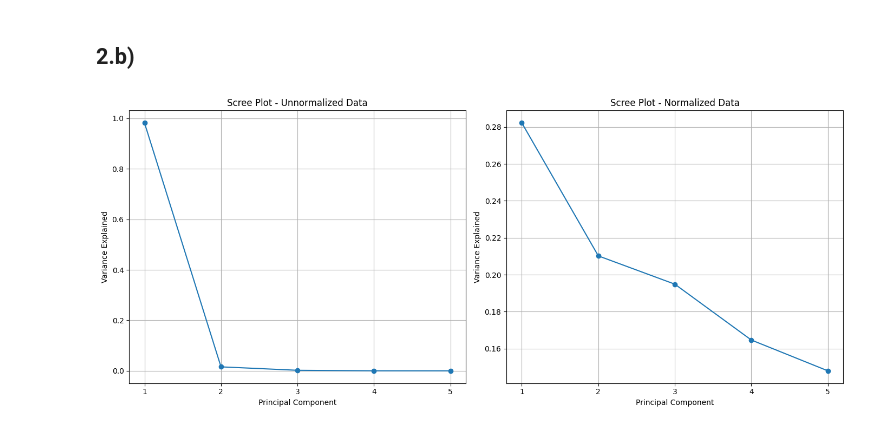
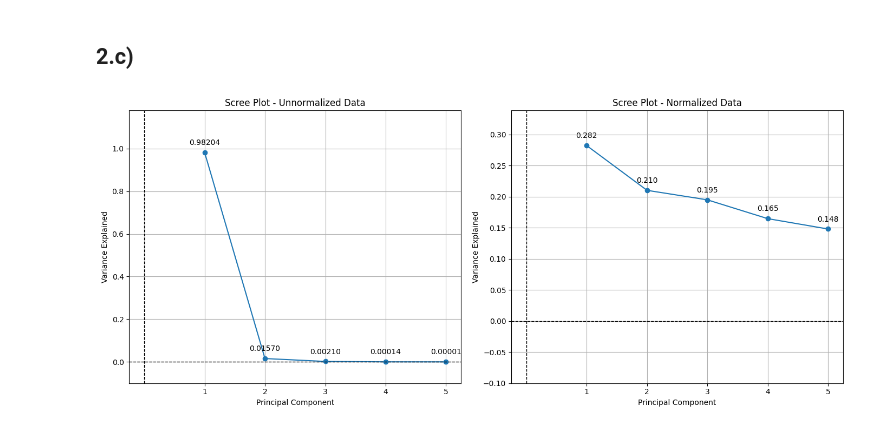
Before and after one commit to timryall/STAT3006, a Jupyter notebook: assignment_1/question_2/question_2_c.ipynb, the cells around one changed output. Drawn from its saved outputs; the diff is of its cells as text; code cells hidden in the pictures.

```diff
--- a/assignment_1/question_2/question_2_c.ipynb
+++ b/assignment_1/question_2/question_2_c.ipynb
@@ -27,7 +27,7 @@ def get_diff(a1, a2):
         for j in range(cols):
             print(f"[{i},{j}]: {round(a1[i, j], 3) :>5} vs {round(a2[i, j], 3) :>7}  |  Error: {(a1[i, j] - a2[i, j]) * (100 / a1[i, j])  :.2f}%")
 # %% [markdown]
-## 2.b)
+## 2.c)
 # %%
 from ucimlrepo import fetch_ucirepo
 
@@ -59,31 +59,53 @@ explained_variance_original = pca_original.explained_variance_ratio_
 # Perform PCA on the normalized dataset
 pca_normalized = PCA()
 pca_normalized.fit(X_norm)
 explained_variance_normalized = pca_normalized.explained_variance_ratio_
 
 
 # Create scree plots
 fig, axs = plt.subplots(1, 2, figsize=(14, 6))
 
 # Scree plot for unnormalized data
 axs[0].plot(np.arange(1, len(explained_variance_original) + 1), explained_variance_original, marker='o')
 axs[0].set_title('Scree Plot - Unnormalized Data')
 axs[0].set_xlabel('Principal Component')
 axs[0].set_ylabel('Variance Explained')
 axs[0].set_xticks(np.arange(1, len(explained_variance_original) + 1))
 
 # Scree plot for normalized data
 axs[1].plot(np.arange(1, len(explained_variance_normalized) + 1), explained_variance_normalized, marker='o')
 axs[1].set_title('Scree Plot - Normalized Data')
 axs[1].set_xlabel('Principal Component')
 axs[1].set_ylabel('Variance Explained')
 axs[1].set_xticks(np.arange(1, len(explained_variance_normalized) + 1))
 
 axs[1].grid()
 axs[0].grid()
 
 
+
+
+# Add labels for each point in the unnormalized scree plot
+for i, var in enumerate(explained_variance_original):
+    axs[0].annotate(f'{var:.5f}', (i + 1, var), textcoords="offset points", xytext=(0, 10), ha='center')
+
+
+# Add labels for each point in the normalized scree plot
+for i, var in enumerate(explained_variance_normalized):
+    axs[1].annotate(f'{var:.3f}', (i + 1, var), textcoords="offset points", xytext=(0, 10), ha='center')
+
+
+# Increase y-axis bounds for the normalized data plot
+axs[1].set_ylim(-0.1, max(explained_variance_normalized) * 1.2)
+axs[0].set_ylim(-0.1, max(explained_variance_original) * 1.2)
+
+axs[1].axhline(y=0, color='black', linestyle='--', linewidth=1)
+axs[0].axhline(y=0, color='black', linestyle='--', linewidth=1)
+axs[1].axvline(x=0, color='black', linestyle='--', linewidth=1)
+axs[0].axvline(x=0, color='black', linestyle='--', linewidth=1)
+
+
 plt.tight_layout()
 plt.show()
 # %% [output]
-[figure, old version]
+[figure, new version]
```
Also changed, not shown: 2 other files.
